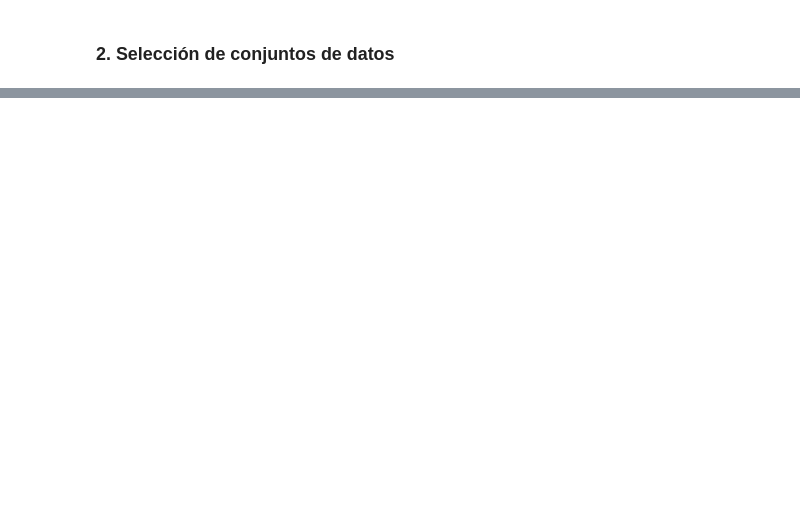
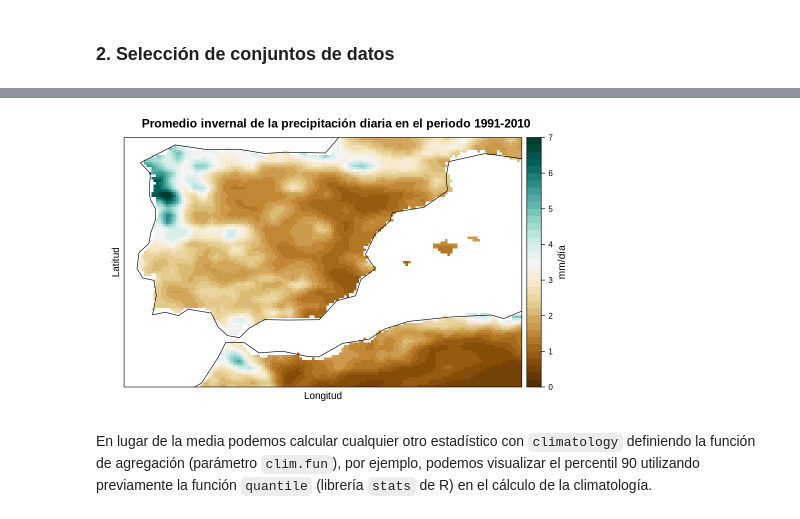
Before and after one commit to SantanderMetGroup/PTI-Clima-Datalab, a Jupyter notebook: Notebooks/R/dataset_ERA5-Land.ipynb, the cells around one changed output, grey strips where cells are left out. Cells and saved outputs as stored; diff of their text form; code cells hidden in the pictures; blank space fills up the shorter version.

```diff
--- a/Notebooks/R/dataset_ERA5-Land.ipynb
+++ b/Notebooks/R/dataset_ERA5-Land.ipynb
@@ -403,0 +124,2 @@ pad applied on the interval: month
+# %%
+endpoint <- dataset$endpoint
@@ -403,0 +256,18 @@ pad applied on the interval: month
+# %%
+spatialPlot(pr.clim,
+            at = seq(0, 7, 0.2),
+            set.max = 7,
+            set.min = 0,
+            main= "Promedio invernal de la precipitación diaria en el periodo 1991-2010",
+            backdrop.theme = "coastline",
+            color.theme = "BrBG",
+            colorkey = list(space = "right",
+                            title = list("mm/día", cex = 1)
+                           ),
+            xlab = "Longitud",
+            ylab = "Latitud"
+           )
+# %% [output]
+[figure, added]
+# %% [markdown]
+En lugar de la media podemos calcular cualquier otro estadístico con `climatology` definiendo la función de agregación (parámetro `clim.fun`), por ejemplo, podemos visualizar el percentil 90 utilizando previamente la función `quantile` (librería `stats` de R) en el cálculo de la climatología.
```
Also changed, not shown: parts of 96 cells of this notebook, 17 other files.
